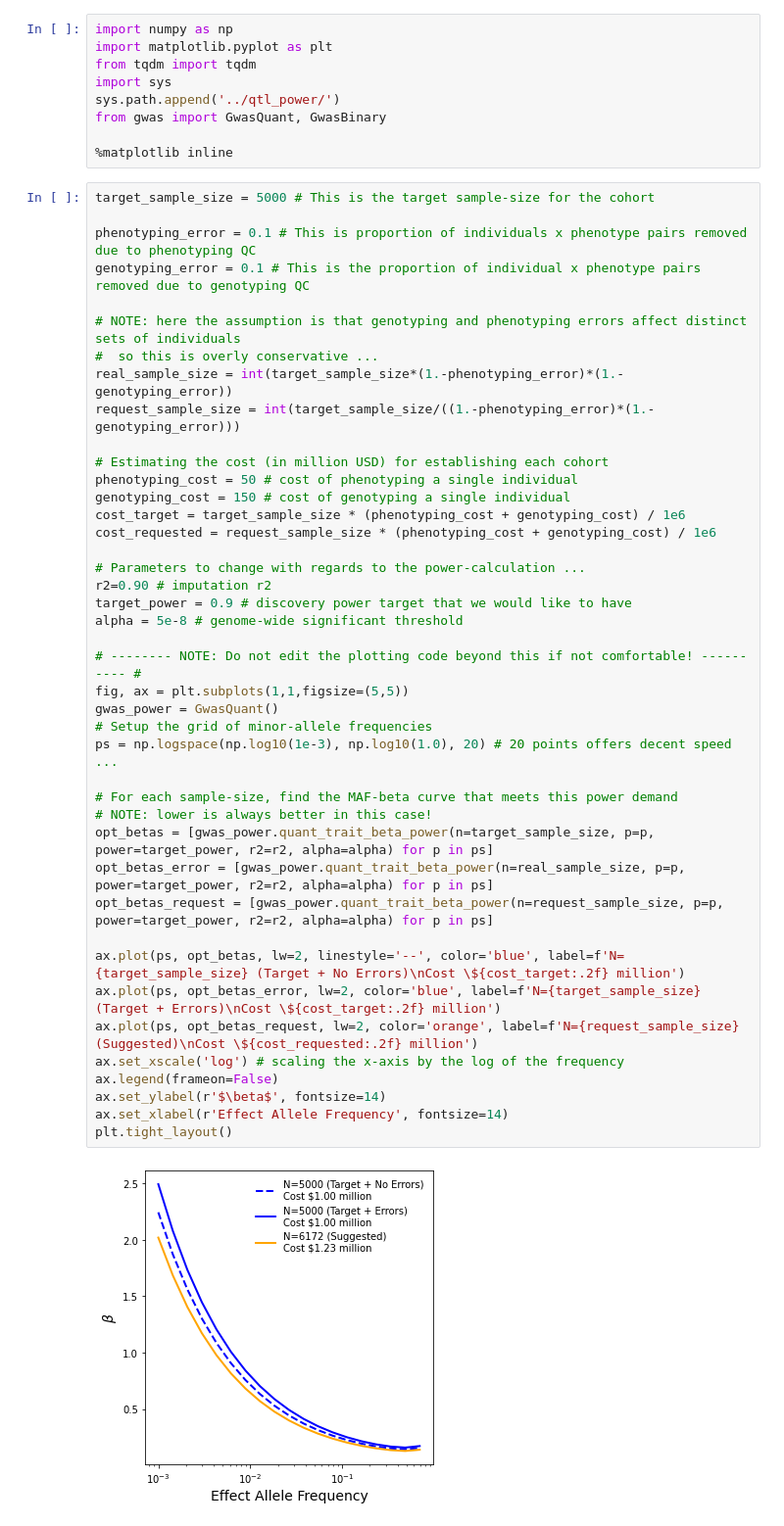
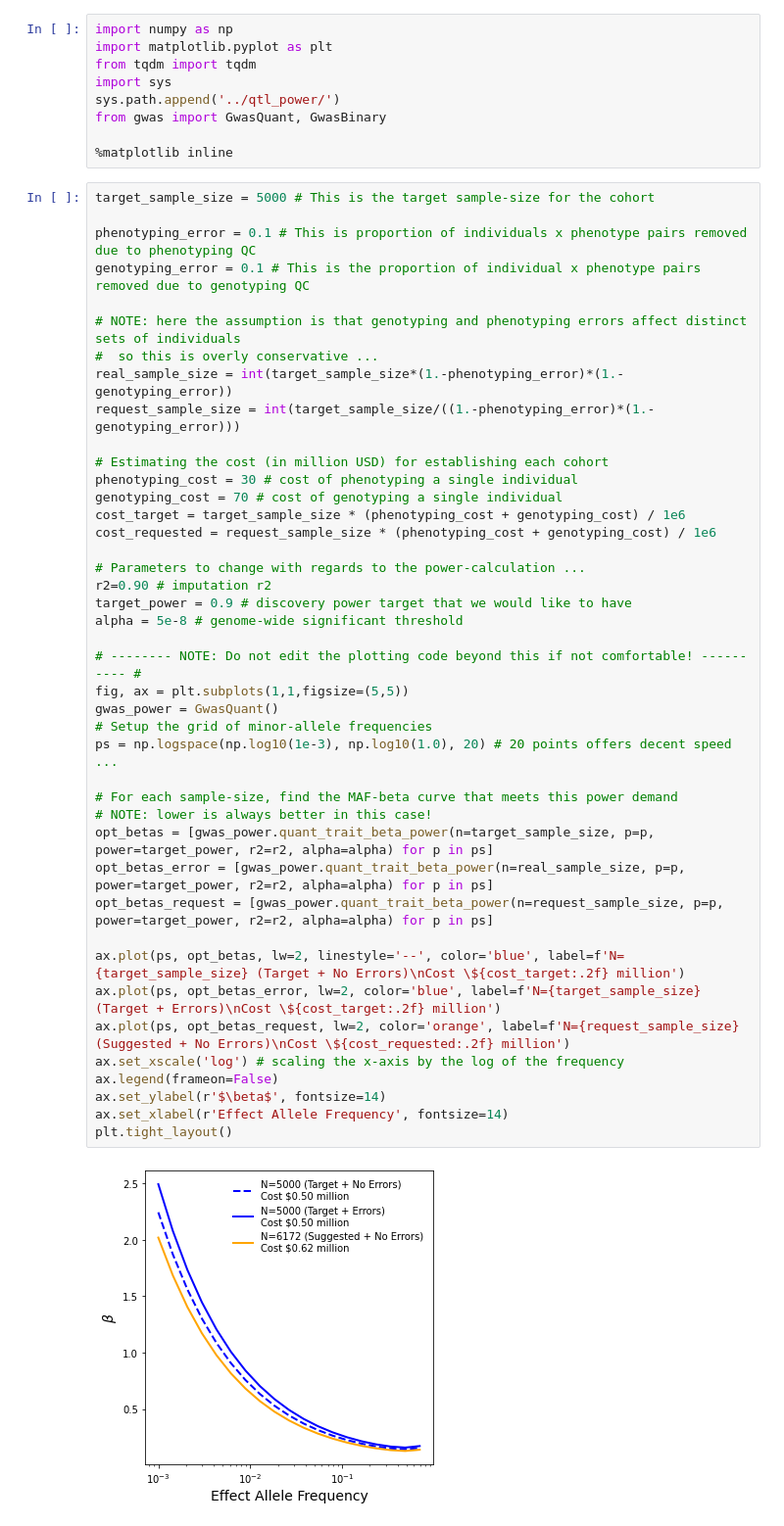
Before and after one commit to aabiddanda/qtl-power, a Jupyter notebook: notebooks/qc_power.ipynb, the cells around one changed output. Shown at 98% size. Cells and saved outputs as stored; diff of their text form.

```diff
--- a/notebooks/qc_power.ipynb
+++ b/notebooks/qc_power.ipynb
@@ -34,35 +34,35 @@ real_sample_size = int(target_sample_size*(1.-phenotyping_error)*(1.-genotyping_
 request_sample_size = int(target_sample_size/((1.-phenotyping_error)*(1.-genotyping_error)))
 
 # Estimating the cost (in million USD) for establishing each cohort
-phenotyping_cost = 50 # cost of phenotyping a single individual
-genotyping_cost = 150 # cost of genotyping a single individual
+phenotyping_cost = 30 # cost of phenotyping a single individual
+genotyping_cost = 70 # cost of genotyping a single individual
 cost_target = target_sample_size * (phenotyping_cost + genotyping_cost) / 1e6
 cost_requested = request_sample_size * (phenotyping_cost + genotyping_cost) / 1e6
 
 # Parameters to change with regards to the power-calculation ...
 r2=0.90 # imputation r2
 target_power = 0.9 # discovery power target that we would like to have
 alpha = 5e-8 # genome-wide significant threshold
 
 # -------- NOTE: Do not edit the plotting code beyond this if not comfortable! ---------- #
 fig, ax = plt.subplots(1,1,figsize=(5,5))
 gwas_power = GwasQuant()
 # Setup the grid of minor-allele frequencies
 ps = np.logspace(np.log10(1e-3), np.log10(1.0), 20) # 20 points offers decent speed ...
 
 # For each sample-size, find the MAF-beta curve that meets this power demand
 # NOTE: lower is always better in this case!
 opt_betas = [gwas_power.quant_trait_beta_power(n=target_sample_size, p=p, power=target_power, r2=r2, alpha=alpha) for p in ps]
 opt_betas_error = [gwas_power.quant_trait_beta_power(n=real_sample_size, p=p, power=target_power, r2=r2, alpha=alpha) for p in ps]
 opt_betas_request = [gwas_power.quant_trait_beta_power(n=request_sample_size, p=p, power=target_power, r2=r2, alpha=alpha) for p in ps]
 
 ax.plot(ps, opt_betas, lw=2, linestyle='--', color='blue', label=f'N={target_sample_size} (Target + No Errors)\nCost \${cost_target:.2f} million')
 ax.plot(ps, opt_betas_error, lw=2, color='blue', label=f'N={target_sample_size} (Target + Errors)\nCost \${cost_target:.2f} million')
-ax.plot(ps, opt_betas_request, lw=2, color='orange', label=f'N={request_sample_size} (Suggested)\nCost \${cost_requested:.2f} million')
+ax.plot(ps, opt_betas_request, lw=2, color='orange', label=f'N={request_sample_size} (Suggested + No Errors)\nCost \${cost_requested:.2f} million')
 ax.set_xscale('log') # scaling the x-axis by the log of the frequency
 ax.legend(frameon=False)
 ax.set_ylabel(r'$\beta$', fontsize=14)
 ax.set_xlabel(r'Effect Allele Frequency', fontsize=14)
 plt.tight_layout()
 # %% [output]
-[figure, old version]
+[figure, new version]
```
Also changed, not shown: parts of 1 cell of this notebook, 1 other file.
